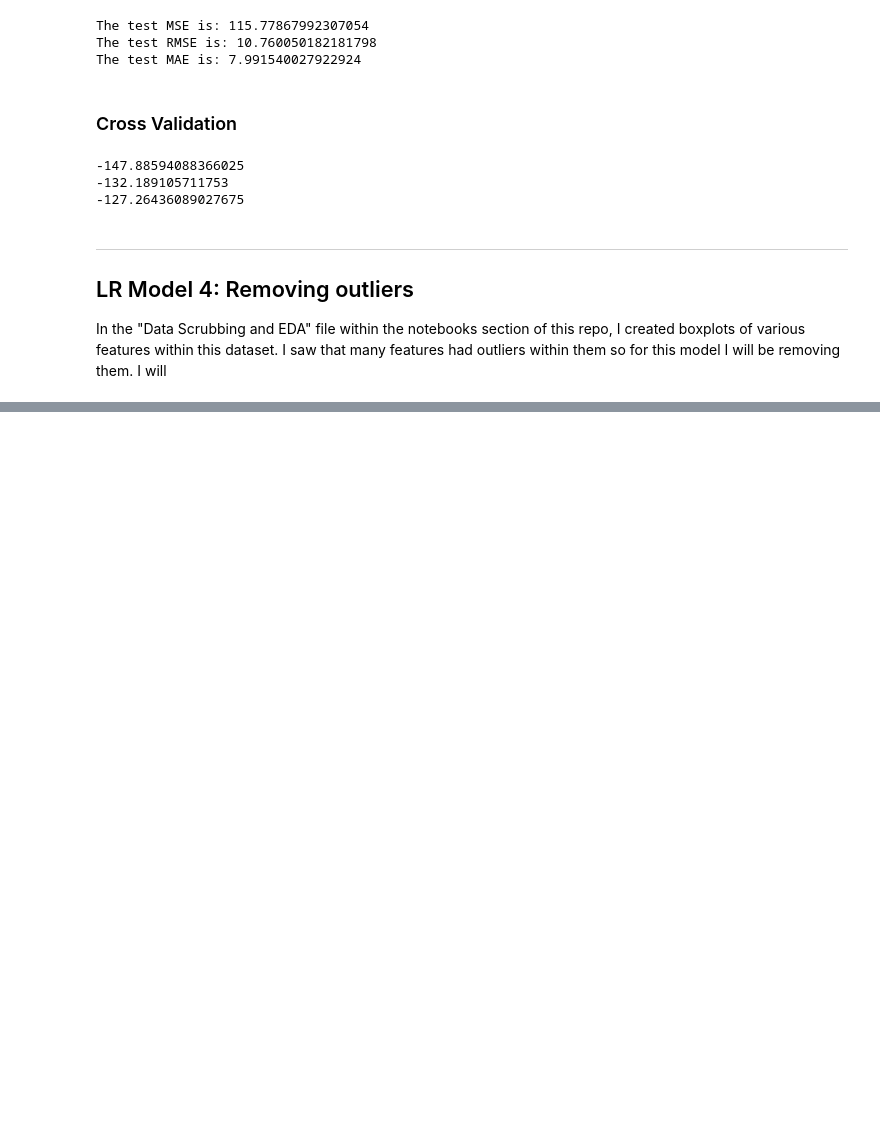
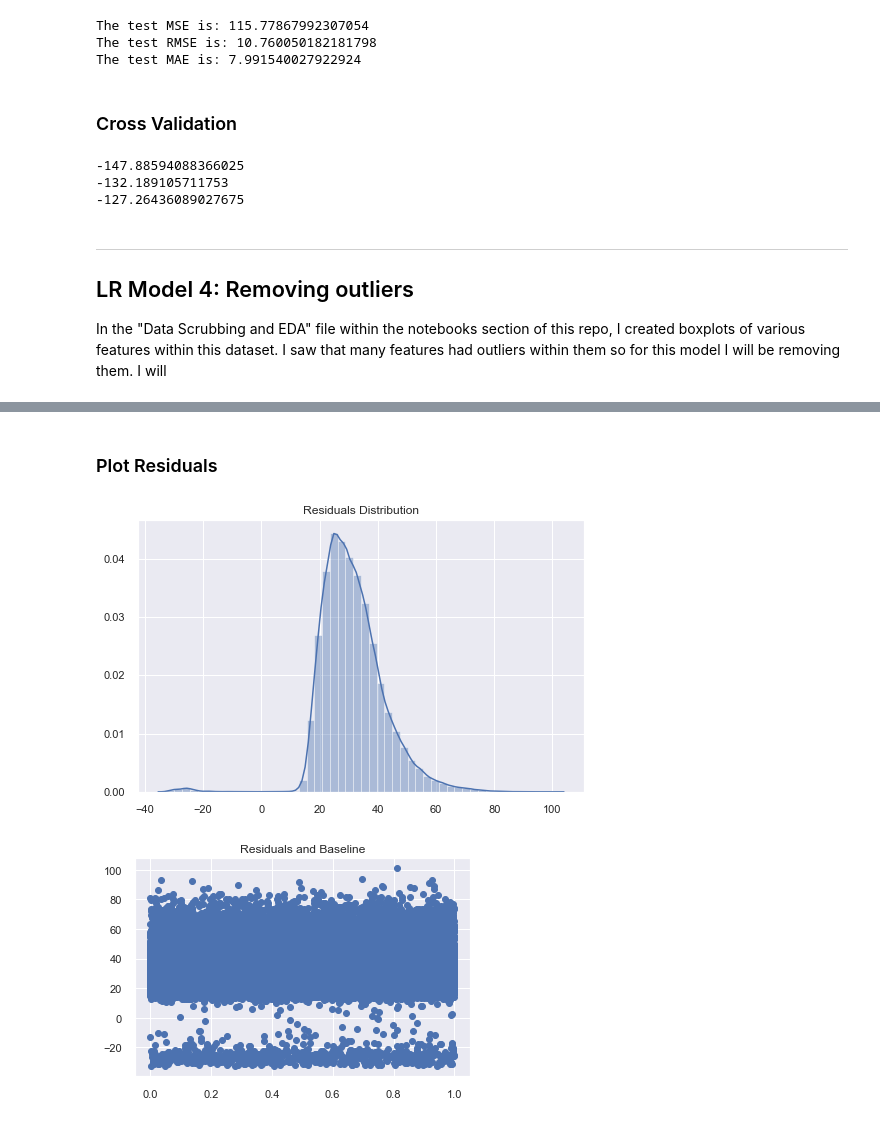
Before and after one commit to data-gab/Song-Popularity-Prediction, a Jupyter notebook: NOTEBOOKS/Regression Models.ipynb, the cells around one changed output, grey strips where cells are left out. Cells and saved outputs as stored; diff of their text form; code cells hidden in the pictures; blank space fills up the shorter version.

```diff
--- a/NOTEBOOKS/Regression Models.ipynb
+++ b/NOTEBOOKS/Regression Models.ipynb
@@ -282,0 +296,6 @@ In the "Data Scrubbing and EDA" file within the notebooks section of this repo,
+# %%
+scaler = StandardScaler()
+X_train = pd.DataFrame(scaler.fit_transform(X_train), columns=X.columns,
+                       index=X_train.index)
+X_test = pd.DataFrame(scaler.transform(X_test),columns=X.columns,
+                      index=X_test.index)
@@ -282,0 +314,9 @@ In the "Data Scrubbing and EDA" file within the notebooks section of this repo,
+# %%
+X_cols = ['valence', 'year', 'acousticness', 'danceability', 'duration_ms',
+             'energy', 'instrumentalness', 'liveness', 'loudness',
+          'speechiness', 'tempo', 'key']
+# %%
+X_train_clean = []
+
+for col in X_train[X_cols]:
+    X_train_clean = X_train[(X_train[col] >= -3) & (X_train[col] <= 3)]
@@ -282,0 +337,2 @@ In the "Data Scrubbing and EDA" file within the notebooks section of this repo,
+# %%
+model_4 = sm.OLS(y_train, X_train_clean).fit()
@@ -282,0 +374,7 @@ In the "Data Scrubbing and EDA" file within the notebooks section of this repo,
+# %% [markdown]
+### Plot Residuals
+# %%
+plot_residuals(model_4)
+# %% [output]
+[figure, added]
+[figure, added]
```
Also changed, not shown: parts of 50 cells of this notebook, 11 other files.
